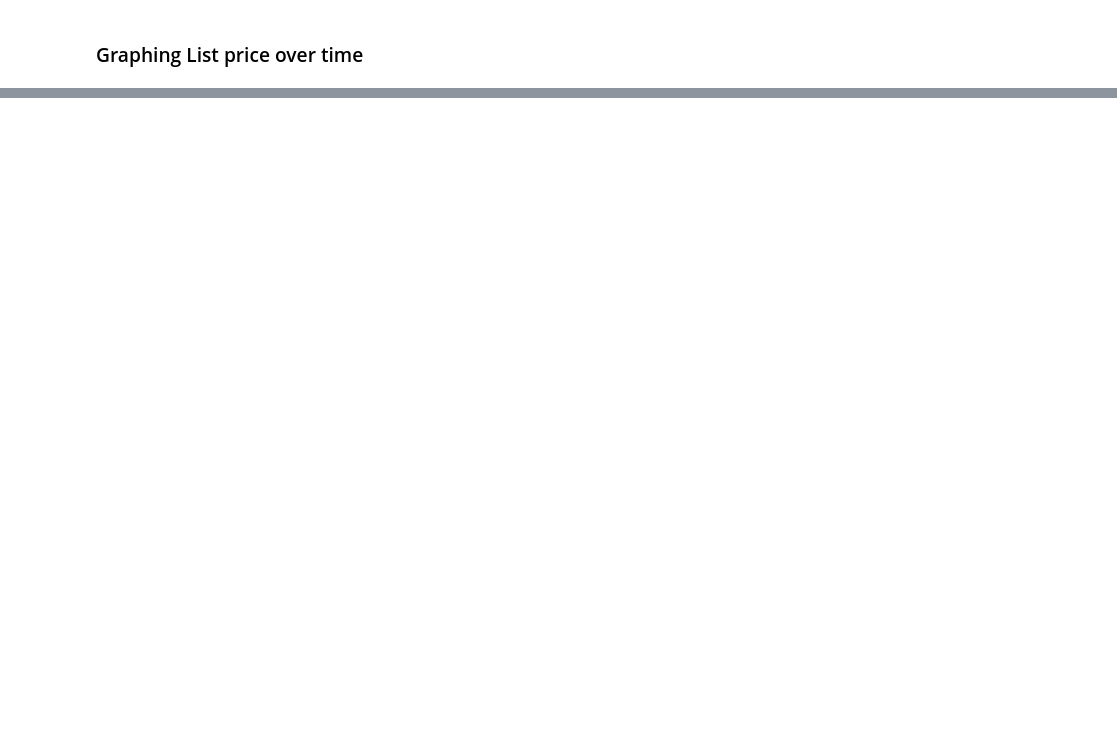
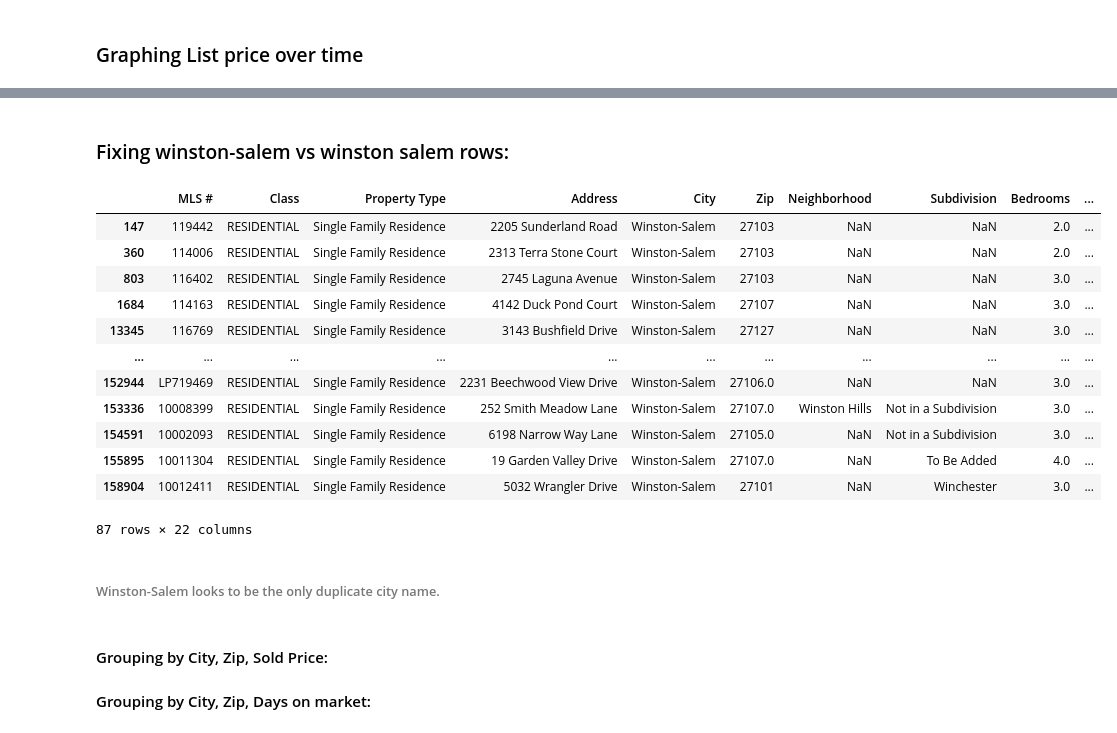
Before and after one commit to atulbachhav22/Real-Estate-Analysis-Project, a Jupyter notebook: real-estate-analysis_updated.ipynb, the cells around one changed output, grey strips where cells are left out. Drawn from its saved outputs; the diff is of its cells as text; code cells hidden in the pictures; blank space fills up the shorter version.

```diff
--- a/real-estate-analysis_updated.ipynb
+++ b/real-estate-analysis_updated.ipynb
@@ -369,0 +352,14 @@ memory usage: 24.7+ MB
+# %%
+def get_season(date):
+    if date.month in [3, 4, 5]:
+        return 'Spring'
+    elif date.month in [6, 7, 8]:
+        return 'Summer'
+    elif date.month in [9, 10, 11]:
+        return 'Fall'
+    else:
+        return 'Winter'
+
+combined_df['Season Listed'] = combined_df['List Date'].apply(get_season)
+combined_df['Season Sold'] = combined_df['Closing Date'].apply(get_season)
+combined_df
@@ -406,0 +458,2 @@ plt.show()
+# %% [markdown]
+### Fixing winston-salem vs winston salem rows:
@@ -406,0 +462,16 @@ plt.show()
+# %%
+combined_df.loc[combined_df["City"] == "Winston-Salem"]
+# %% [output]
+|  | MLS # | Class | Property Type | Address | City | Zip | Neighborhood | Subdivision | Bedrooms | ... |
+| 147 | 119442 | RESIDENTIAL | Single Family Residence | 2205 Sunderland Road | Winston-Salem | 27103 | NaN | NaN | 2.0 | ... |
+| 360 | 114006 | RESIDENTIAL | Single Family Residence | 2313 Terra Stone Court | Winston-Salem | 27103 | NaN | NaN | 2.0 | ... |
+| 803 | 116402 | RESIDENTIAL | Single Family Residence | 2745 Laguna Avenue | Winston-Salem | 27103 | NaN | NaN | 3.0 | ... |
+| 1684 | 114163 | RESIDENTIAL | Single Family Residence | 4142 Duck Pond Court | Winston-Salem | 27107 | NaN | NaN | 3.0 | ... |
+| 13345 | 116769 | RESIDENTIAL | Single Family Residence | 3143 Bushfield Drive | Winston-Salem | 27127 | NaN | NaN | 3.0 | ... |
+| ... | ... | ... | ... | ... | ... | ... | ... | ... | ... | ... |
+| 152944 | LP719469 | RESIDENTIAL | Single Family Residence | 2231 Beechwood View Drive | Winston-Salem | 27106.0 | NaN | NaN | 3.0 | ... |
+| 153336 | 10008399 | RESIDENTIAL | Single Family Residence | 252 Smith Meadow Lane | Winston-Salem | 27107.0 | Winston Hills | Not in a Subdivision | 3.0 | ... |
+| 154591 | 10002093 | RESIDENTIAL | Single Family Residence | 6198 Narrow Way Lane | Winston-Salem | 27105.0 | NaN | Not in a Subdivision | 3.0 | ... |
+| 155895 | 10011304 | RESIDENTIAL | Single Family Residence | 19 Garden Valley Drive | Winston-Salem | 27107.0 | NaN | To Be Added | 4.0 | ... |
+| 158904 | 10012411 | RESIDENTIAL | Single Family Residence | 5032 Wrangler Drive | Winston-Salem | 27101 | NaN | Winchester | 3.0 | ... |
+87 rows × 22 columns
@@ -406,0 +491,5 @@ plt.show()
+# %% [markdown]
+###### Winston-Salem looks to be the only duplicate city name.
+# %% [markdown]
+#### Grouping by City, Zip, Sold Price:
+#### Grouping by City, Zip, Days on market:
```
Also changed, not shown: parts of 27 cells of this notebook, 2 other files.
